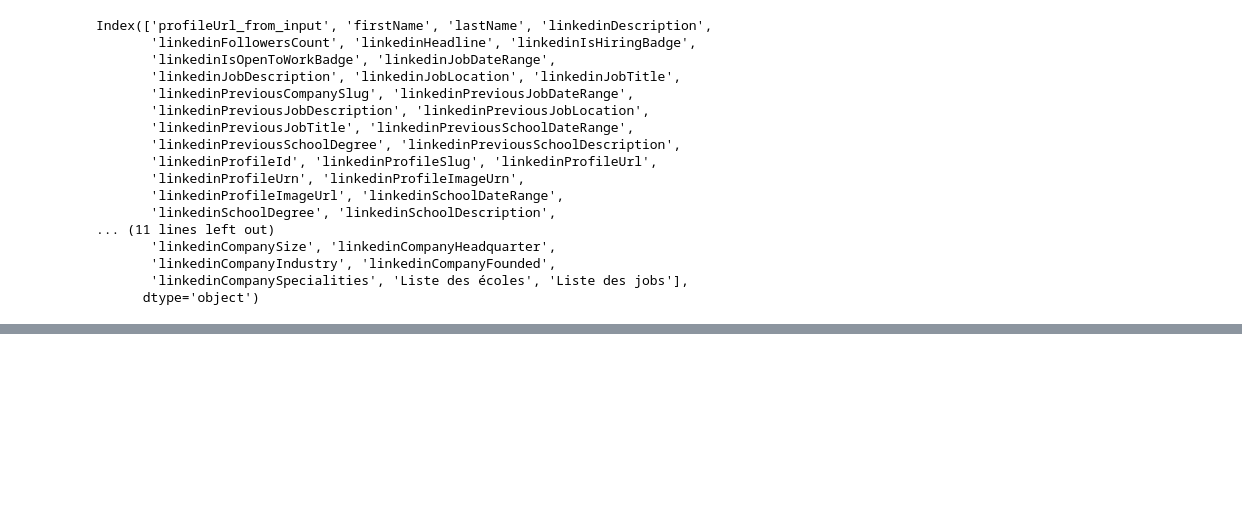
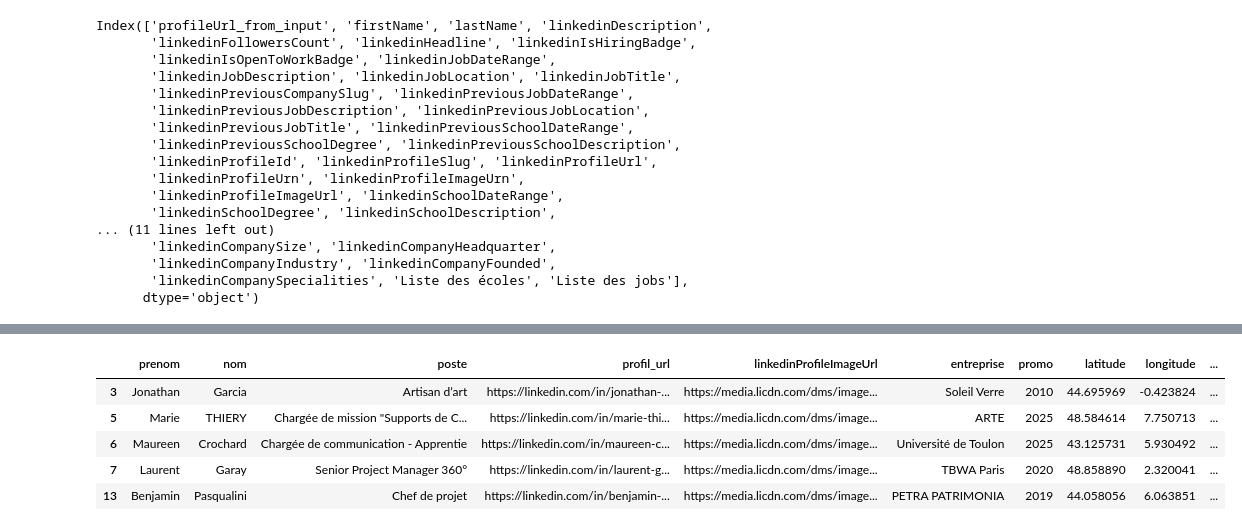
Before and after one commit to MehdiBoussalem/almuni-website, a Jupyter notebook: webscaping/alumni.ipynb, the cells around one changed output, grey strips where cells are left out. Saved outputs shown, nothing was run; the diff lists cells and outputs as text; code cells hidden in the pictures; blank space fills up the shorter version.

```diff
--- a/webscaping/alumni.ipynb
+++ b/webscaping/alumni.ipynb
@@ -112,8 +180,7 @@ def get_coordinates(lieu):
         return None, None
 
 # Appliquer la fonction sur la colonne 'lieu'
-ingemedia_df[["latitude", "longitude"]] = ingemedia_df["lieu"].apply(
+ingemedia_df[["latitude", "longitude"]] = ingemedia_df["lieu_clean"].apply(
     lambda x: pd.Series(get_coordinates(x))
 )
-
 ingemedia_df.head()
@@ -119,0 +219,29 @@ ingemedia_df.head()
+# %%
+from geopy.geocoders import Nominatim
+from geopy.extra.rate_limiter import RateLimiter
+
+geolocator = Nominatim(user_agent="ingemedia_alumni_app")
+reverse_geocode = RateLimiter(geolocator.reverse, min_delay_seconds=1)
+
+def get_city_from_coordinates(lat, lon):
+    try:
+        if pd.isna(lat) or pd.isna(lon):
+            return None
+        location = reverse_geocode(f"{lat}, {lon}")
+        if location:
+            # Extraire la ville de l'adresse
+            address = location.raw['address']
+            city = address.get('city') or address.get('town') or address.get('village')
+            return city
+        return None
+    except Exception as e:
+        print(f"Erreur pour ({lat}, {lon}): {e}")
+        return None
+
+# Créer la colonne ville
+ingemedia_df['ville'] = ingemedia_df.apply(
+    lambda row: get_city_from_coordinates(row['latitude'], row['longitude']),
+    axis=1
+)
+
+ingemedia_df[['lieu_clean', 'latitude', 'longitude', 'ville']].head()
@@ -119,0 +255,10 @@ ingemedia_df.head()
+# %%
+ingemedia_df.drop(columns=['lieu_clean','lieu'], inplace=True)
+ingemedia_df.head()
+# %% [output]
+|  | prenom | nom | poste | profil_url | linkedinProfileImageUrl | entreprise | promo | latitude | longitude | ... |
+| 3 | Jonathan | Garcia | Artisan d’art | https://linkedin.com/in/jonathan-... | https://media.licdn.com/dms/image... | Soleil Verre | 2010 | 44.695969 | -0.423824 | ... |
+| 5 | Marie | THIERY | Chargée de mission "Supports de C... | https://linkedin.com/in/marie-thi... | https://media.licdn.com/dms/image... | ARTE | 2025 | 48.584614 | 7.750713 | ... |
+| 6 | Maureen | Crochard | Chargée de communication - Apprentie | https://linkedin.com/in/maureen-c... | https://media.licdn.com/dms/image... | Université de Toulon | 2025 | 43.125731 | 5.930492 | ... |
+| 7 | Laurent | Garay | Senior Project Manager 360° | https://linkedin.com/in/laurent-g... | https://media.licdn.com/dms/image... | TBWA Paris | 2020 | 48.858890 | 2.320041 | ... |
+| 13 | Benjamin | Pasqualini | Chef de projet | https://linkedin.com/in/benjamin-... | https://media.licdn.com/dms/image... | PETRA PATRIMONIA | 2019 | 44.058056 | 6.063851 | ... |
```
Also changed, not shown: parts of 13 cells of this notebook, 48 other files.
